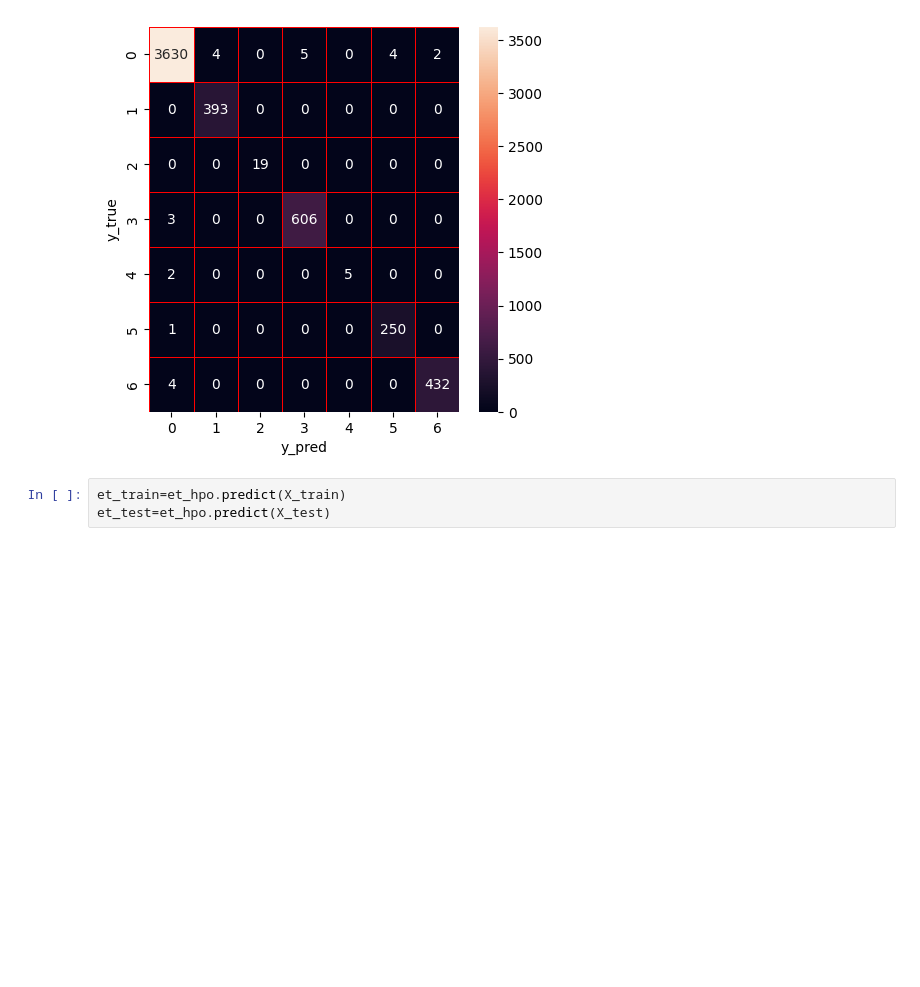
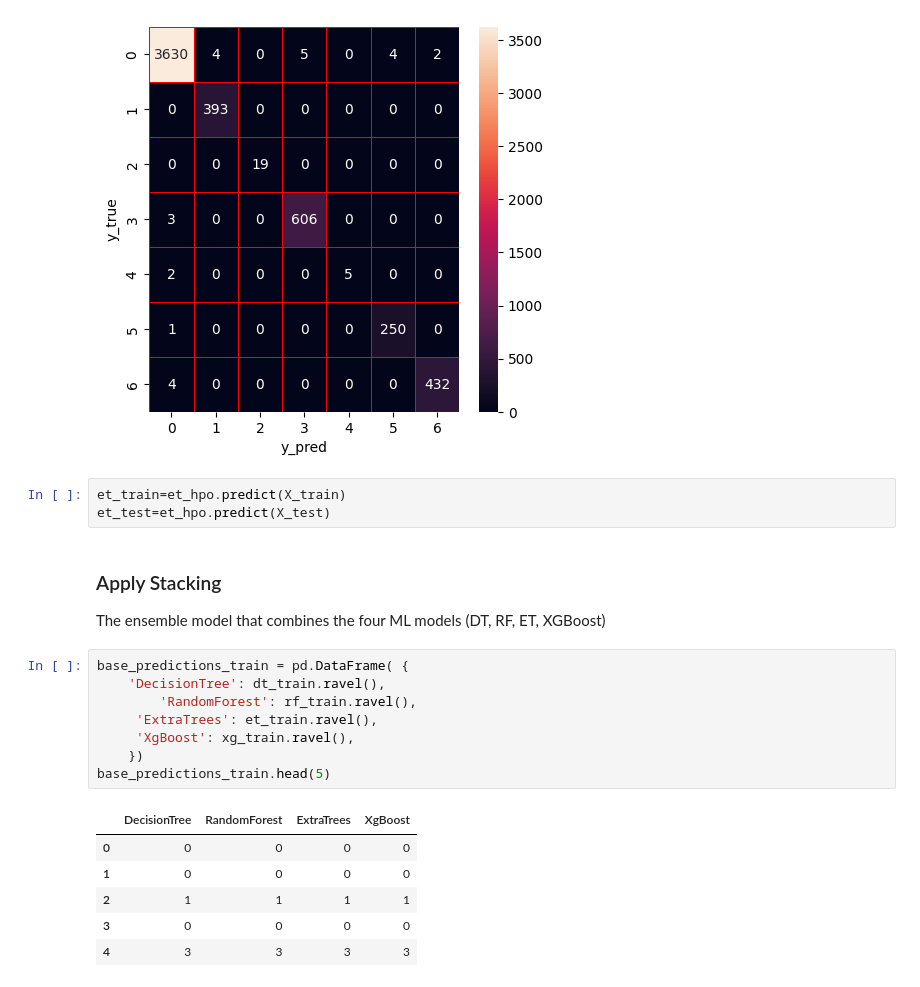
Before and after one commit to divya-392/Master-s-Project, a Jupyter notebook: MTH_IDS.ipynb, the cells around one changed output. Drawn from its saved outputs; the diff is of its cells as text; blank space fills up the shorter version.

```diff
--- a/MTH_IDS.ipynb
+++ b/MTH_IDS.ipynb
@@ -748,3 +748,21 @@ weighted avg       1.00      1.00      1.00      5360
 # %%
 et_train=et_hpo.predict(X_train)
 et_test=et_hpo.predict(X_test)
+# %% [markdown]
+### Apply Stacking
+The ensemble model that combines the four ML models (DT, RF, ET, XGBoost)
+# %%
+base_predictions_train = pd.DataFrame( {
+    'DecisionTree': dt_train.ravel(),
+        'RandomForest': rf_train.ravel(),
+     'ExtraTrees': et_train.ravel(),
+     'XgBoost': xg_train.ravel(),
+    })
+base_predictions_train.head(5)
+# %% [output]
+|  | DecisionTree | RandomForest | ExtraTrees | XgBoost |
+| 0 | 0 | 0 | 0 | 0 |
+| 1 | 0 | 0 | 0 | 0 |
+| 2 | 1 | 1 | 1 | 1 |
+| 3 | 0 | 0 | 0 | 0 |
+| 4 | 3 | 3 | 3 | 3 |
```
Also changed, not shown: parts of 36 cells of this notebook.
